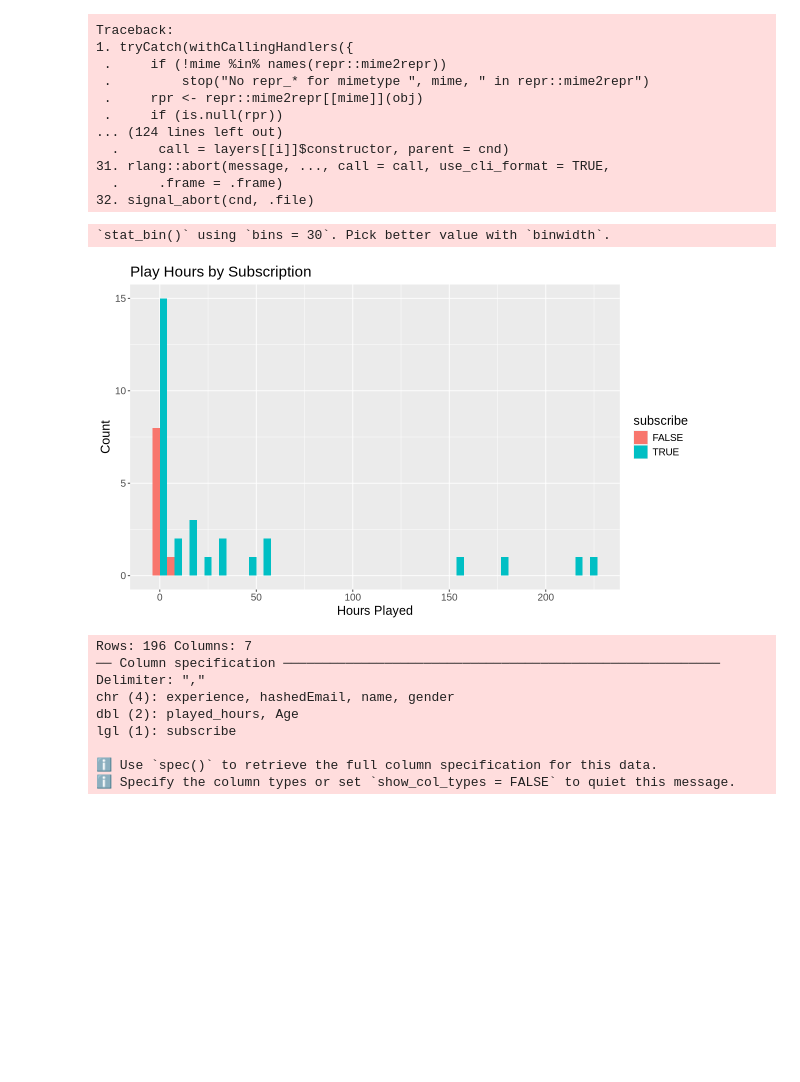
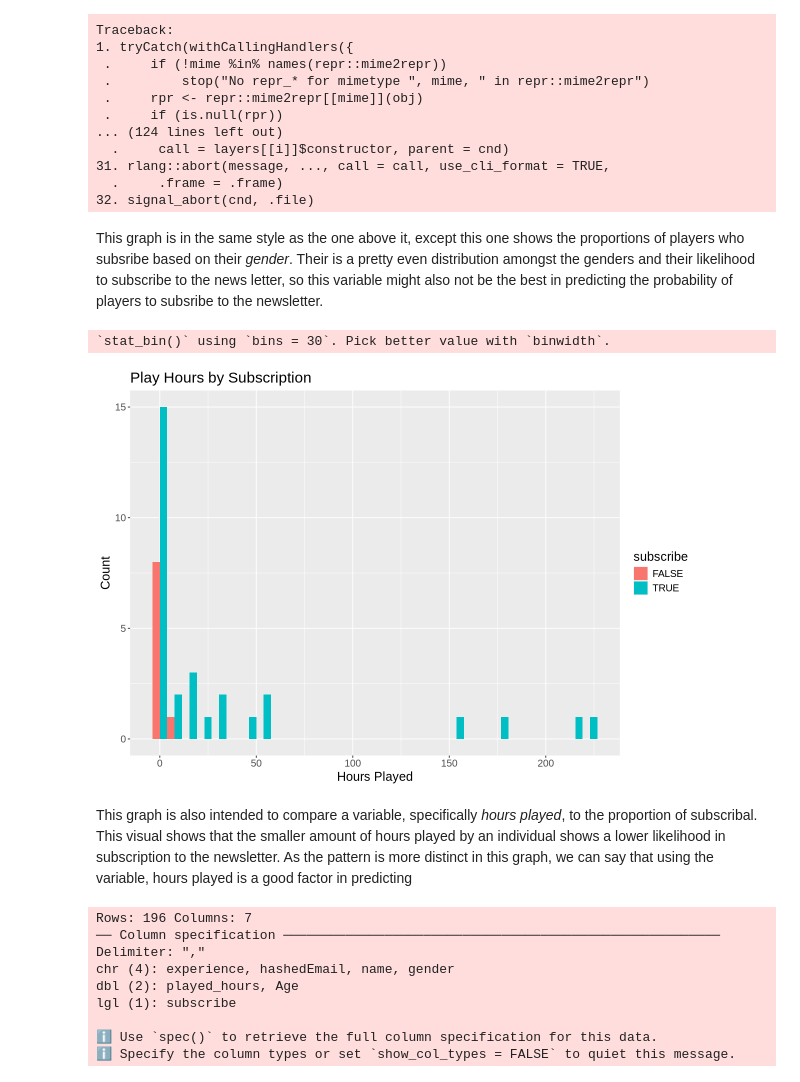
Before and after one commit to vyang06/DSCI-100-Final-Report-008-31, a Jupyter notebook: Project_Final_Report_008_31.ipynb, the cells around one changed output. Cells and saved outputs as stored; diff of their text form; code cells hidden in the pictures; blank space fills up the shorter version.

Commit message:
Descriptions for visualizations
Added a short paragraph description for each visualization that we have in the project.

```diff
--- a/Project_Final_Report_008_31.ipynb
+++ b/Project_Final_Report_008_31.ipynb
@@ -209,17 +223,21 @@ Traceback:
 31. rlang::abort(message, ..., call = call, use_cli_format = TRUE,
   .     .frame = .frame)
 32. signal_abort(cnd, .file)
+# %% [markdown]
+This graph is in the same style as the one above it, except this one shows the proportions of players who subsribe based on their *gender*. Their is a pretty even distribution amongst the genders and their likelihood to subscribe to the news letter, so this variable might also not be the best in predicting the probability of players to subsribe to the newsletter.
 # %%
-player_visualization_3 <-
+player_visualization_4 <-
     ggplot(combined_data, aes(x = played_hours, fill = subscribe)) +
     geom_histogram(position = "dodge") +
     labs(title = "Play Hours by Subscription", x = "Hours Played", y = "Count") +
     theme(text = element_text(size = 15))
 
-player_visualization_3
+player_visualization_4
 # %% [output]
 `stat_bin()` using `bins = 30`. Pick better value with `binwidth`.
-[figure, old version]
+[figure, new version]
+# %% [markdown]
+This graph is also intended to compare a variable, specifically *hours played*, to the proportion of subscribal. This visual shows that the smaller amount of hours played by an individual shows a lower likelihood in subscription to the newsletter. As the pattern is more distinct in this graph, we can say that using the variable, hours played is a good factor in predicting
 # %%
 library(tidyverse)
 players_for_viz <- read_csv("players.csv")
```
Also changed, not shown: parts of 5 cells of this notebook.
